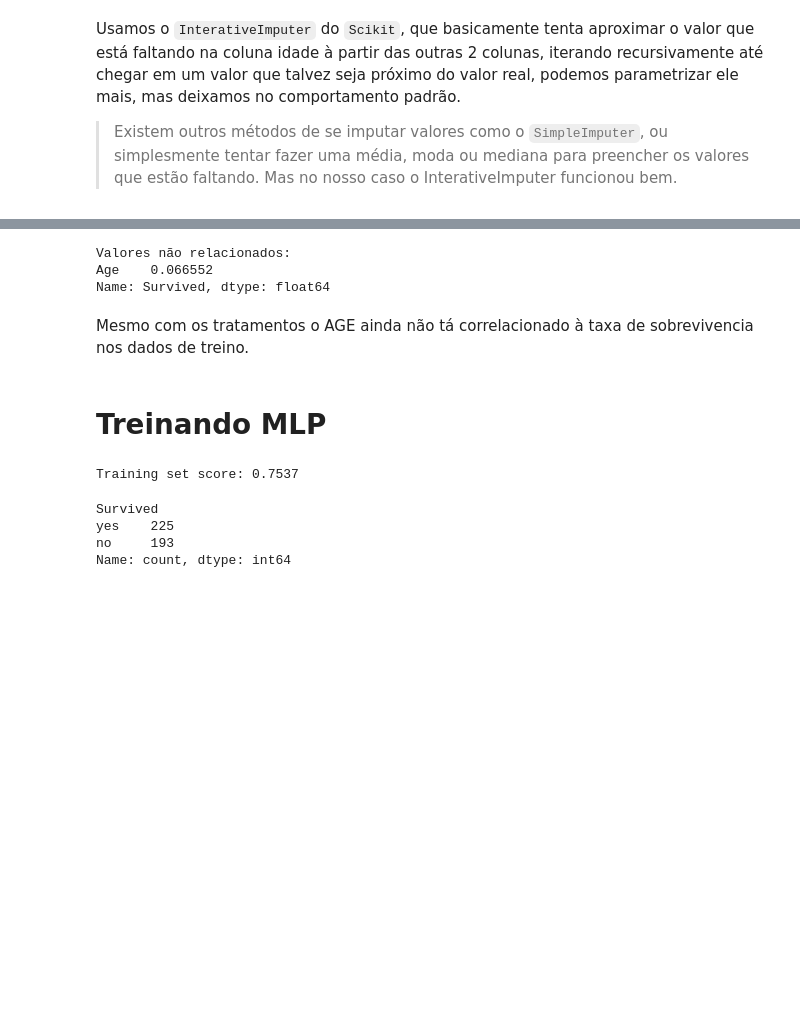
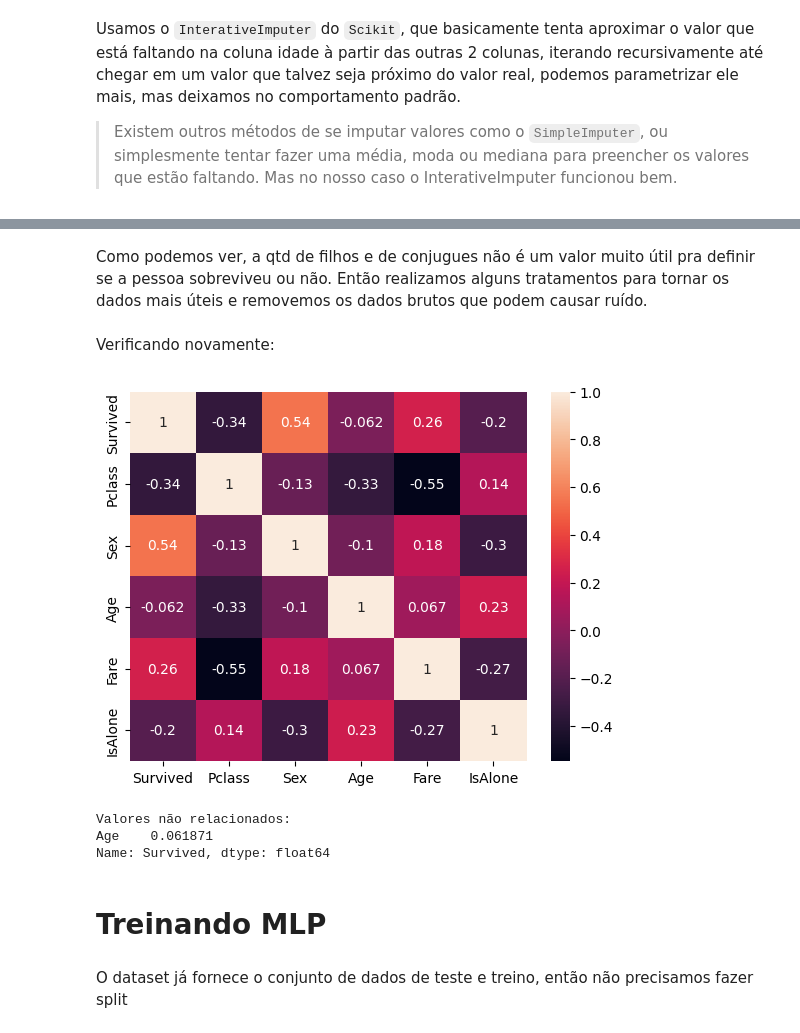
Before and after one commit to Quote023/IF684-Sistemas_Inteligentes_II, a Jupyter notebook: projeto_1/notebook.ipynb, the cells around one changed output, grey strips where cells are left out. Cells and saved outputs as stored; diff of their text form; code cells hidden in the pictures; blank space fills up the shorter version.

```diff
--- a/projeto_1/notebook.ipynb
+++ b/projeto_1/notebook.ipynb
@@ -57,20 +119,12 @@ Usamos o `InterativeImputer` do `Scikit`, que basicamente tenta aproximar o valo
+# %% [markdown]
+Como podemos ver, a qtd de filhos e de conjugues não é um valor muito útil pra definir se a pessoa sobreviveu ou não. Então realizamos alguns tratamentos para tornar os dados mais úteis e removemos os dados brutos que podem causar ruído.
 # %%
-#Valores faltando na taxa de embarque => média
-trainData["Fare"] = trainData["Fare"].replace(np.NaN, trainData["Fare"].mean())
-testData["Fare"] = testData["Fare"].replace(np.NaN, testData["Fare"].mean())
-
-#converter em valores numéricos
-trainData["Sex"] = trainData["Sex"].map({"male": 0, "female": 1})
-trainData["Embarked"] = trainData["Embarked"].map({"C": 0, "Q": 1, "S": 2})
-testData["Sex"] = testData["Sex"].map({"male": 0, "female": 1})
-testData["Embarked"] = testData["Embarked"].map({"C": 0, "Q": 1, "S": 2})
-
 #Criamos essa coluna temporaria "FamilyCount" somando a qtd de filhos e de conjugues ao passageiro
 #O dado mais relevante é saber se o passageiro está sozinho ou não.
 trainData["FamilyCount"] = trainData['SibSp'] + trainData['Parch'] + 1
 testData["FamilyCount"] = testData['SibSp'] + testData['Parch'] + 1
 trainData['IsAlone'] = trainData["FamilyCount"] == 1
-testData['IsAlone'] = trainData["FamilyCount"] == 1
+testData['IsAlone'] = testData["FamilyCount"] == 1
 
 trainData = trainData.drop(["SibSp","Parch", "FamilyCount"], axis=1)
 testData = testData.drop(["SibSp","Parch", "FamilyCount"], axis=1)
@@ -78,13 +132,19 @@ testData = testData.drop(["SibSp","Parch", "FamilyCount"], axis=1)
 #removo qualquer NaN remanescente.
 trainData = trainData.dropna().reset_index(drop=True)
 testData = testData.dropna().reset_index(drop=True)
+# %% [markdown]
+Verificando novamente:
 # %%
-matriz = trainData.corr()
-corrSurvived = abs(matriz["Survived"])
+#Vizualizar quais váriaveis são mais correlacionadas com a de sobrevivência
+matrix = trainData.corr()
+plt.figure()
+sns.heatmap(matrix, annot=True)
+plt.show()
+
+corrSurvived = abs(matrix["Survived"])
 print(f"Valores não relacionados:\n{corrSurvived[corrSurvived < 0.1]}")
 # %% [output]
+[figure, added]
 Valores não relacionados:
-Age    0.066552
+Age    0.061871
 Name: Survived, dtype: float64
-# %% [markdown]
-Mesmo com os tratamentos o AGE ainda não tá correlacionado à taxa de sobrevivencia nos dados de treino.
@@ -91,32 +156,4 @@ Mesmo com os tratamentos o AGE ainda não tá correlacionado à taxa de sobreviv
 # %% [markdown]
 # Treinando MLP
-# %%
-trainY = trainData["Survived"]
-trainX = trainData.drop(["Survived"], axis=1)
-
-mlp = MLPClassifier(
-  hidden_layer_sizes=256,
-  activation='logistic',
-  learning_rate_init=.01,
-  solver='sgd',
-  max_iter=10000,
-  tol=1e-4
-)
-mlp.fit(trainX, trainY)
-
-# Scoring
-print("Training set score: {:.4f}".format(mlp.score(trainX, trainY)))
-
-
-# Confusion matrix
-y_pred = mlp.predict(testData)
-result = pd.DataFrame({"PassengerId" : testPassengers, "Survived": y_pred})
-
-result["Survived"].map({1: "yes", 0: "no"}).value_counts()
-# fig, ax = plt.subplots()
-# %% [output]
-Training set score: 0.7537
-Survived
-yes    225
-no     193
-Name: count, dtype: int64
+# %% [markdown]
+O dataset já fornece o conjunto de dados de teste e treino, então não precisamos fazer split
```
Also changed, not shown: parts of 23 cells of this notebook, 1 other file.
